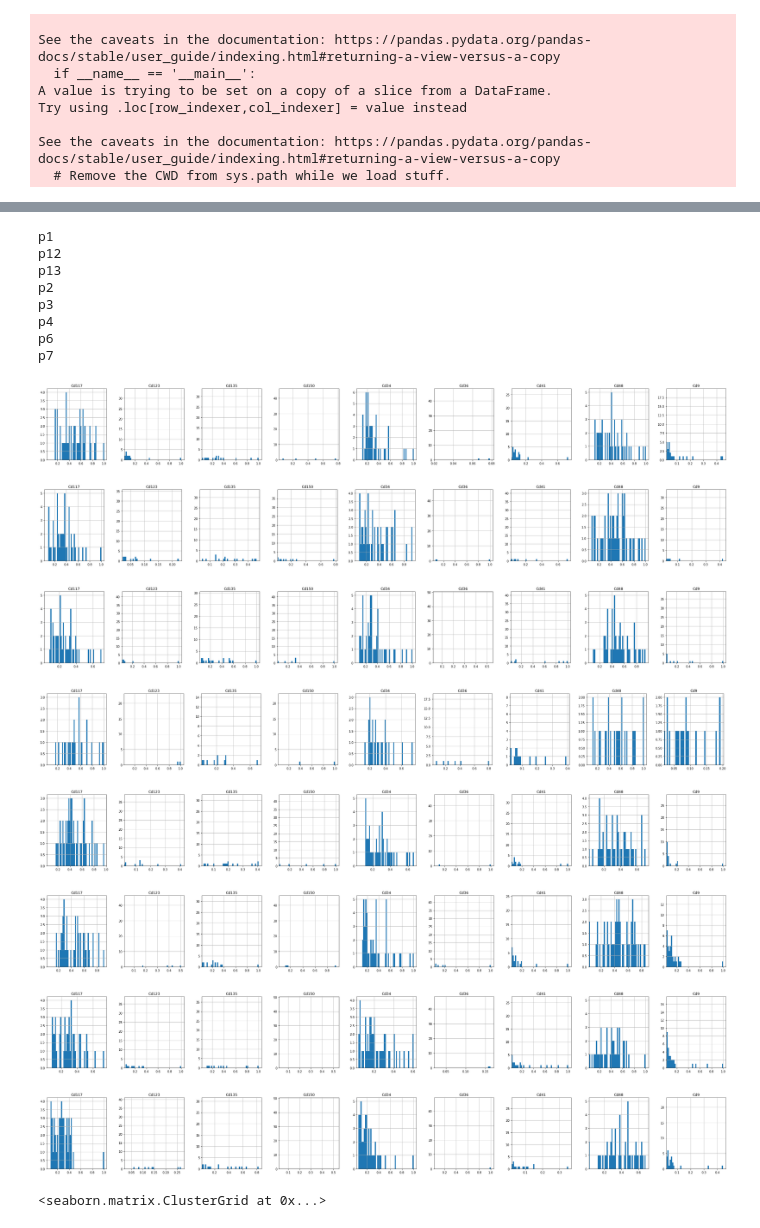
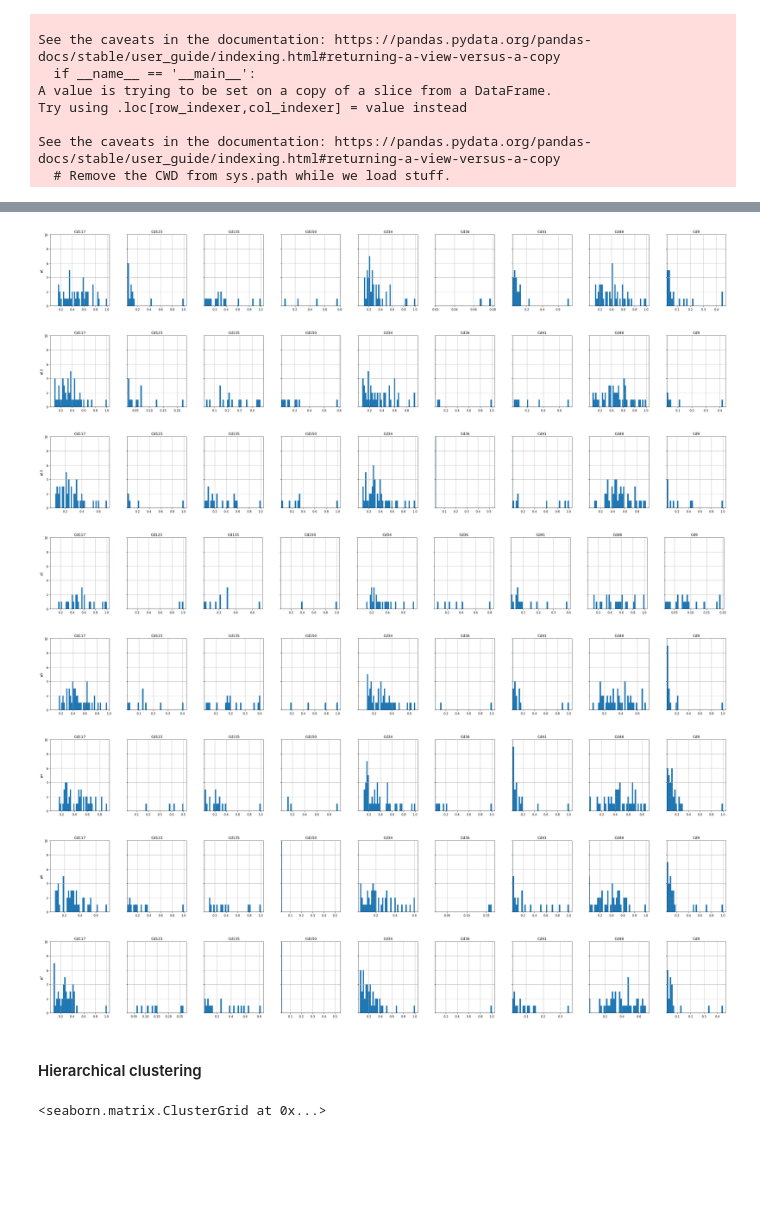
Before and after one commit to efheuston/msAggr_scRNASeq, a Jupyter notebook: IndexSorted_CMP.ipynb, the cells around one changed output, grey strips where cells are left out. Drawn from its saved outputs; the diff is of its cells as text; code cells hidden in the pictures; blank space fills up the shorter version.

```diff
--- a/IndexSorted_CMP.ipynb
+++ b/IndexSorted_CMP.ipynb
@@ -529,8 +548,9 @@ dict_keys(['p1', 'p12', 'p13', 'p2', 'p3', 'p4', 'p6', 'p7'])
 for plate in mfi_by_pid.groups.keys():
     plot_group = mfi_by_pid.get_group(plate)
     plot_group = plot_group.replace(np.nan, 0)
-    print(plate)
-    y_label = plate
-    plot_group.hist(bins = 40, layout = (9, 11), figsize = (50, 50))
-    plt.xlim(left = 0)
+
+    for array in plot_group.hist(bins = 40, layout = (9, 11), figsize = (50, 50)):
+        for subplot in array:
+            subplot.set_ylabel(plate)
+#             subplot.set_xlim(left = 0)
 # %% [output]
@@ -554,6 +566,3 @@ p7
 ## Norm MFI data
 # %% [markdown]
 ### Z_score norm
-# %%
-mfi_data = flow_norm(mfi_data)
-mfi_data = mfi_data.replace(np.nan, 0)
@@ -659,0 +679,18 @@ dtype: object
+# %%
+mfi_sortdate_by_pid = mfi_sortdate.groupby('pid')
+for plate in mfi_sortdate_by_pid.groups.keys():
+    plate_df = mfi_sortdate_by_pid.get_group(plate)
+    plate_df = plate_df.drop(['Well', 'sortdate', 'plateid', 'pid'], axis = 1)
+    plate_df = pd.melt(plate_df).rename(columns={'variable': 'fluor', 'value': 'norm_mfi'})
+
+    # create figures
+    g = sns.FacetGrid(plate_df, col = 'fluor')
+    g.fig.set_size_inches(30, 7)
+    g.map(sns.histplot, 'norm_mfi', bins = 40, stat = 'probability')
+    g.set_axis_labels(y_var=plate)
+    plt.xlim(left = 0)
+    plt.ylim(top = 0.2)
+
+    #save figures
+    save_title = ''.join(('bkgd_norm_mfi-biomarkCells-', plate, '.png'))
+    plt.savefig(save_title)
@@ -660,34 +706,29 @@ dtype: object
 # %%
 mfi_sortdate_by_pid = mfi_sortdate.groupby('pid')
 for plate in mfi_sortdate_by_pid.groups.keys():
     plot_group = mfi_sortdate_by_pid.get_group(plate)
     plot_group = plot_group.replace(np.nan, 0)
-    print(plate)
-    y_label = plate
-    ax_list = plot_group.hist(bins = 50, layout = (9, 11), figsize = (50, 50)).flatten()
-    for ax in ax_list:
-        ax.set_xlim(left = .02)
+
+    for array in plot_group.hist(bins = 40, layout = (9, 11), figsize = (50, 50), sharey = True):
+        for subplot in array:
+            subplot.set_ylabel(plate)
+            subplot.set_xlim(left = .02)
+            subplot.set_ylim(top = 10)
 # %% [output]
-p1
-p12
-p13
-p2
-p3
-p4
-p6
-p7
-[figure, old version]
+[figure, new version]
-[figure, old version]
+[figure, new version]
-[figure, old version]
+[figure, new version]
-[figure, old version]
+[figure, new version]
-[figure, old version]
+[figure, new version]
-[figure, old version]
+[figure, new version]
-[figure, old version]
+[figure, new version]
-[figure, old version]
+[figure, new version]
 # %%
 rdbu = sns.diverging_palette(250, 10, s = 100, l=50, sep = 1,  center= "dark", as_cmap=True)
 # %%
 mfi_norm = mfi_sortdate[['Cd41', 'Cd135', 'Cd9', 'Cd150', 'Cd36', 'Cd34', 'Cd123', 'Cd117', 'Cd48']].replace(np.nan, 0).copy()
+# %% [markdown]
+#### Hierarchical clustering
 # %%
 sns.clustermap(mfi_norm.transpose(), figsize=(25,10), method = 'ward', robust = True, xticklabels = False, yticklabels = True, vmin = 0, vmax = 1)
 # %% [output]
```
Also changed, not shown: parts of 17 cells of this notebook.
